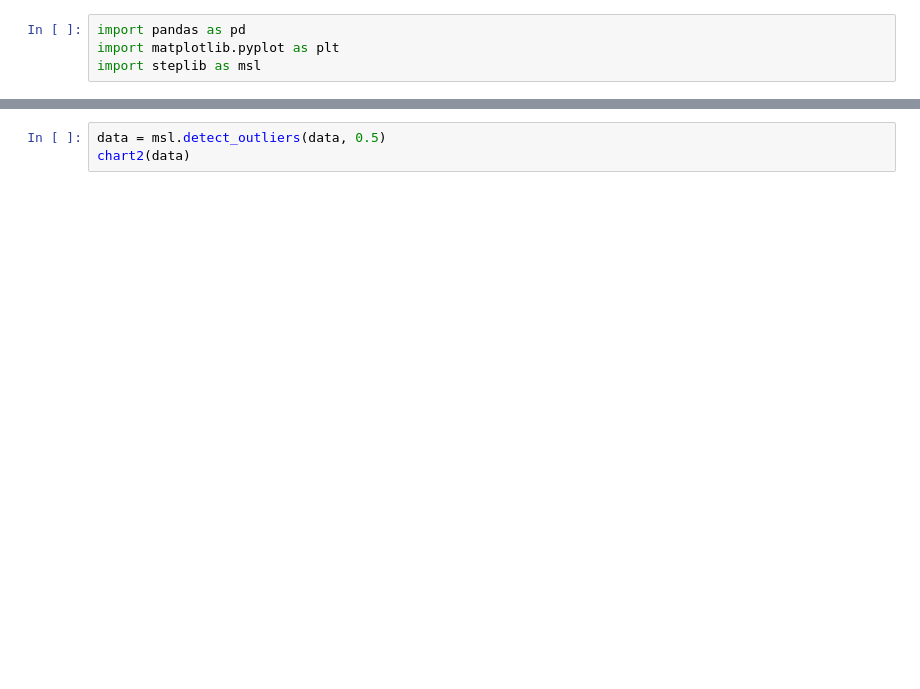
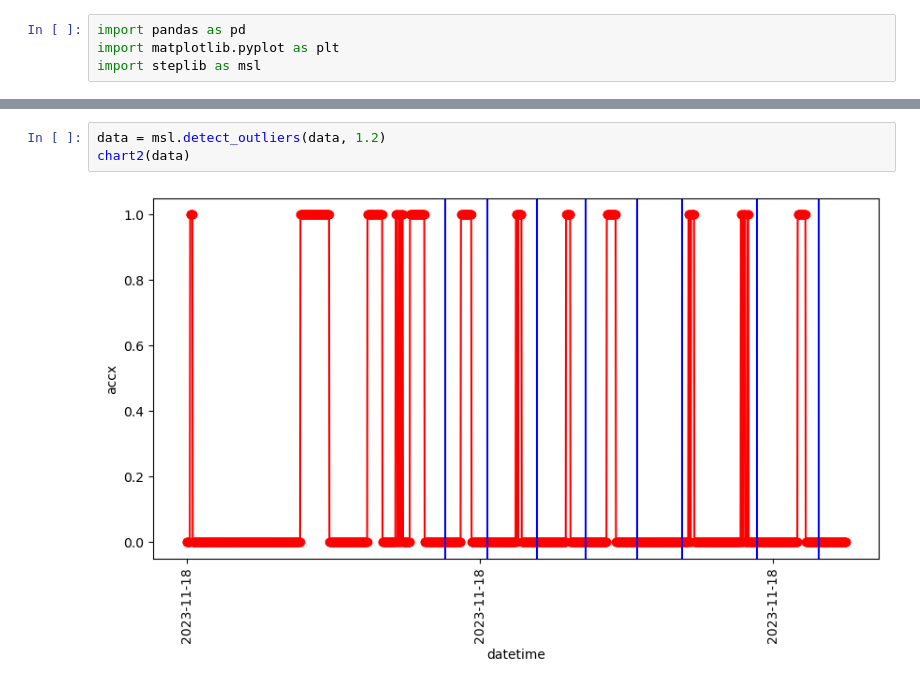
Before and after one commit to LaubertF/SheepRunDetection, a Jupyter notebook: StepDetection.ipynb, the cells around one changed output, grey strips where cells are left out. Saved outputs shown, nothing was run; the diff lists cells and outputs as text; blank space fills up the shorter version.

```diff
--- a/StepDetection.ipynb
+++ b/StepDetection.ipynb
@@ -56,4 +62,6 @@ chart2(data)
 # %%
-data = msl.detect_outliers(data, 0.5)
+data = msl.detect_outliers(data, 1.2)
 chart2(data)
+# %% [output]
+[figure, added]
 # %%
```
Also changed, not shown: parts of 9 cells of this notebook, 3 other files.
